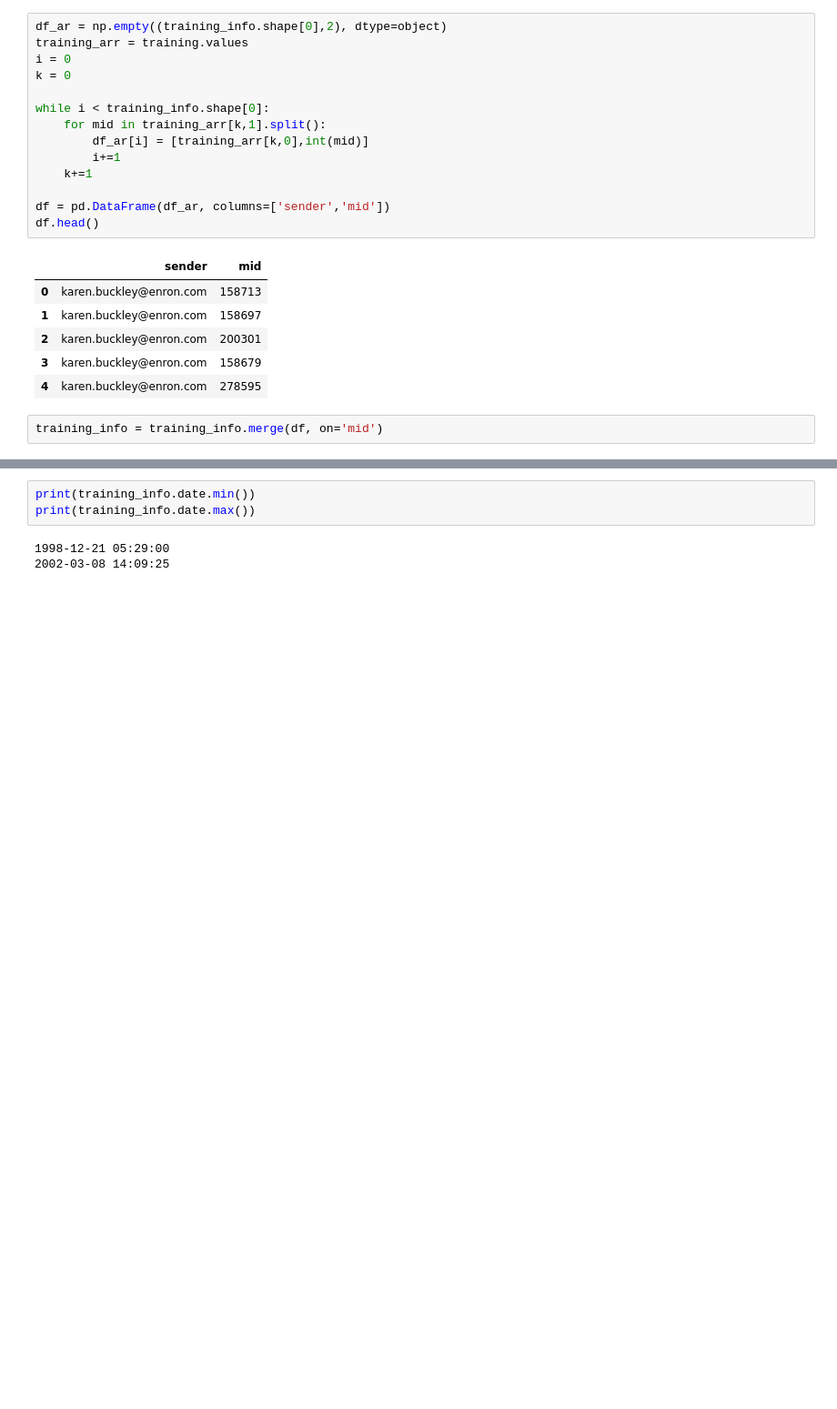
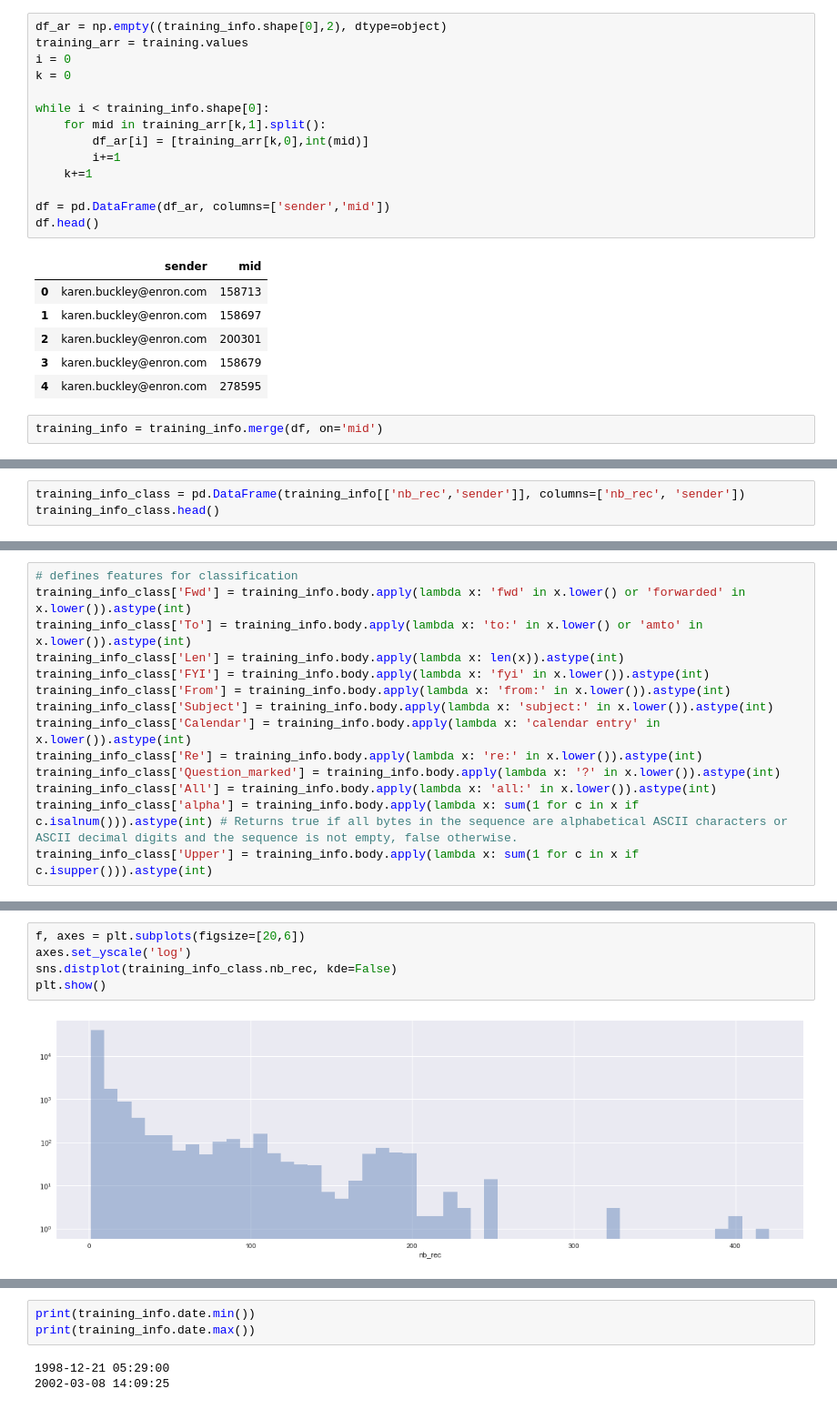
Before and after one commit to GRichard513/Mail_Recipients, a Jupyter notebook: Email_recipient_recommandation.ipynb, the cells around one changed output, grey strips where cells are left out. Shown at 91% size. Saved outputs shown, nothing was run; the diff lists cells and outputs as text; blank space fills up the shorter version.

```diff
--- a/Email_recipient_recommandation.ipynb
+++ b/Email_recipient_recommandation.ipynb
@@ -89,0 +101,3 @@ training_info = training_info.merge(df, on='mid')
+# %%
+training_info_class = pd.DataFrame(training_info[['nb_rec','sender']], columns=['nb_rec', 'sender'])
+training_info_class.head()
@@ -90,3 +111,17 @@ training_info = training_info.merge(df, on='mid')
+# %%
+# defines features for classification
+training_info_class['Fwd'] = training_info.body.apply(lambda x: 'fwd' in x.lower() or 'forwarded' in x.lower()).astype(int)
+training_info_class['To'] = training_info.body.apply(lambda x: 'to:' in x.lower() or 'amto' in x.lower()).astype(int)
+training_info_class['Len'] = training_info.body.apply(lambda x: len(x)).astype(int)
+training_info_class['FYI'] = training_info.body.apply(lambda x: 'fyi' in x.lower()).astype(int)
+training_info_class['From'] = training_info.body.apply(lambda x: 'from:' in x.lower()).astype(int)
+training_info_class['Subject'] = training_info.body.apply(lambda x: 'subject:' in x.lower()).astype(int)
+training_info_class['Calendar'] = training_info.body.apply(lambda x: 'calendar entry' in x.lower()).astype(int)
+training_info_class['Re'] = training_info.body.apply(lambda x: 're:' in x.lower()).astype(int)
+training_info_class['Question_marked'] = training_info.body.apply(lambda x: '?' in x.lower()).astype(int)
+training_info_class['All'] = training_info.body.apply(lambda x: 'all:' in x.lower()).astype(int)
+training_info_class['alpha'] = training_info.body.apply(lambda x: sum(1 for c in x if c.isalnum())).astype(int) # Returns true if all bytes in the sequence are alphabetical ASCII characters or ASCII decimal digits and the sequence is not empty, false otherwise.
+training_info_class['Upper'] = training_info.body.apply(lambda x: sum(1 for c in x if c.isupper())).astype(int)
 # %%
 training_info.head()
 # each row contains the ID ('mid'), date, body, and recipients of an email from the training set.
@@ -99,0 +180,7 @@ training_info.head()
+# %%
+f, axes = plt.subplots(figsize=[20,6])
+axes.set_yscale('log')
+sns.distplot(training_info_class.nb_rec, kde=False)
+plt.show()
+# %% [output]
+[figure, added]
```
Also changed, not shown: parts of 18 cells of this notebook.
